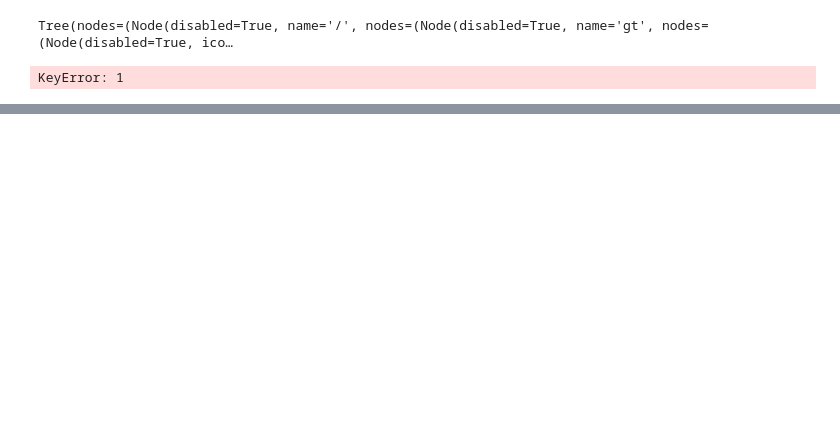
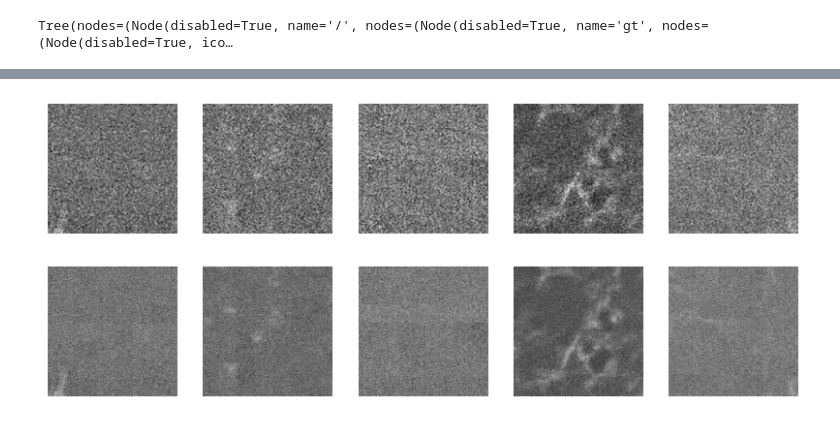
Before and after one commit to peterhpark/the_restorators, a Jupyter notebook: src/utils/gunpowdertest2.ipynb, the cells around one changed output, grey strips where cells are left out. Cells and saved outputs as stored; diff of their text form; code cells hidden in the pictures; blank space fills up the shorter version.

```diff
--- a/src/utils/gunpowdertest2.ipynb
+++ b/src/utils/gunpowdertest2.ipynb
@@ -23,13 +24,19 @@ def imshow(image):
 # %%
-pathZarr = "/mnt/efs/shared_data/restorators/monalisa_data/Actin_20nmScanStep/dataB.zarr"
+pathZarr = "/mnt/efs/shared_data/restorators/monalisa_data/Actin_20nmScanStep/dataC.zarr"
 data = zarr.open(pathZarr, mode='r')
-data.tree(expand=True)
+data.tree()
 # %% [output]
 Tree(nodes=(Node(disabled=True, name='/', nodes=(Node(disabled=True, name='gt', nodes=(Node(disabled=True, ico…
-# %%
-data[1]
-# %% [output]
-KeyError: 1
+# %%
+class OffsectNegative(gp.BatchFilter):
+
+  def __init__(self, array):
+    self.array = array
+
+  def process(self, batch, request):
+
+    data = batch[self.array].data
+    batch[self.array].data = data - np.min(data)
 # %%
 raw = gp.ArrayKey('RAW')
 gt = gp.ArrayKey('GT')
@@ -37,8 +44,8 @@ gt = gp.ArrayKey('GT')
 source = gp.ZarrSource(
     pathZarr,
     {
-      raw: 'tr',
-      gt: 'gt'
+      raw: 'tr/tr000',
+      gt: 'gt/gt000'
     },
     {
       raw: gp.ArraySpec(interpolatable=True),
@@ -50,7 +57,25 @@ request[raw] = gp.Roi((0, 0), (256, 256))
 request[gt] = gp.Roi((0, 0), (256, 256))
 
 pipeline = (
-    source +
-    gp.RandomLocation() +
-    gp.SimpleAugment()
+    source
+    + gp.RandomLocation()
+    + OffsectNegative(raw)
+    + gp.Normalize(raw, factor=1.0/65535)
+    + OffsectNegative(gt)
+    + gp.Normalize(gt, factor=1.0/65535)
+    + gp.SimpleAugment()
+    # + gp.IntensityAugment(
+    #   raw,
+    #   scale_min=0.8,
+    #   scale_max=1.2,
+    #   shift_min=-0.2,
+    #   shift_max=0.2)
+    + gp.Stack(5)
+    + gp.Stack(2)
 )
+
+with gp.build(pipeline):
+    batch = pipeline.request_batch(request)
+
+imshow(batch[raw].data[0], batch[gt].data[0], n=5)
+# %% [output]
@@ -56,0 +84 @@ pipeline = (
+[figure, added]
```
Also changed, not shown: parts of 5 cells of this notebook, 2 other files.
